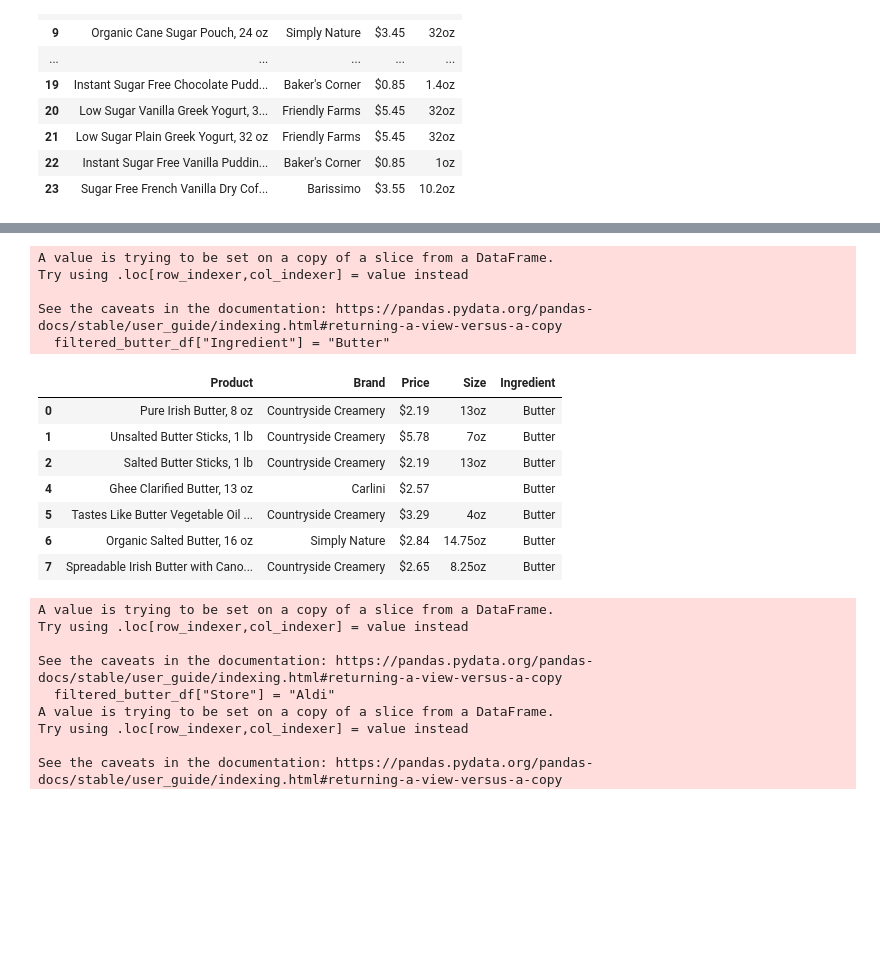
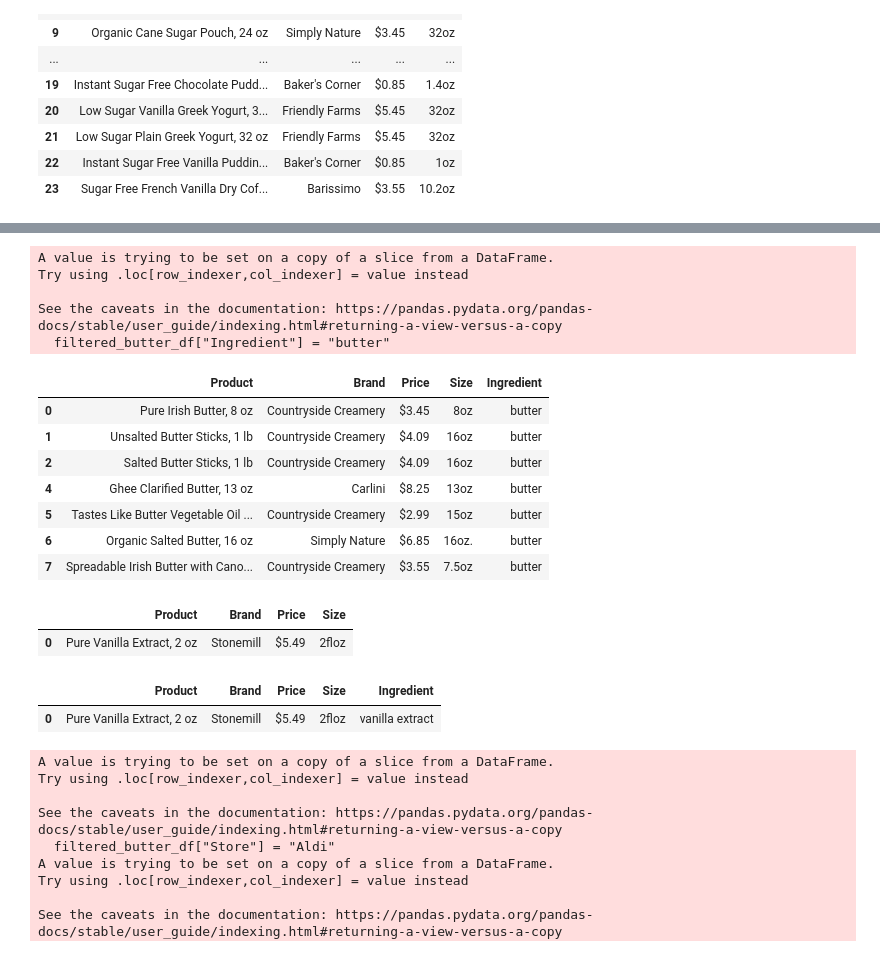
Before and after one commit to AprilHolmes7825/grocery_comparison_project, a Jupyter notebook: Code/aldi_web_scraping.ipynb, the cells around one changed output, grey strips where cells are left out. Cells and saved outputs as stored; diff of their text form; code cells hidden in the pictures; blank space fills up the shorter version.

```diff
--- a/Code/aldi_web_scraping.ipynb
+++ b/Code/aldi_web_scraping.ipynb
@@ -383,8 +384,8 @@ for elem in butter_text_elements:
 #butter_list
 
 butter_df = pd.DataFrame(butter_list)
-butter_df["Size"] = chocochip_df["Size"].str.replace(r'\s+', '', regex=True)
-butter_df["Price"] = chocochip_df["Price"].str.replace(r'\n', '', regex=True)
+butter_df["Size"] = butter_df["Size"].str.replace(r'\s+', '', regex=True)
+butter_df["Price"] = butter_df["Price"].str.replace(r'\n', '', regex=True)
 
 butter_df
 # %% [output]
@@ -408,21 +409,66 @@ butter_df
 # %%
 filtered_butter_df = butter_df[~butter_df['Product'].str.contains("Peanut|Cracker|Crackers|Almond|Sauce|Chicken|Cookies|Croissant|Croissants|Salad|Ice|Cream|Spray|Pancake|Syrup", regex=True)]
-filtered_butter_df["Ingredient"] = "Butter"
+filtered_butter_df["Ingredient"] = "butter"
 filtered_butter_df
 # %% [output]
 A value is trying to be set on a copy of a slice from a DataFrame.
 Try using .loc[row_indexer,col_indexer] = value instead
 
 See the caveats in the documentation: https://pandas.pydata.org/pandas-docs/stable/user_guide/indexing.html#returning-a-view-versus-a-copy
-  filtered_butter_df["Ingredient"] = "Butter"
+  filtered_butter_df["Ingredient"] = "butter"
 |  | Product | Brand | Price | Size | Ingredient |
-| 0 | Pure Irish Butter, 8 oz | Countryside Creamery | $2.19 | 13oz | Butter |
-| 1 | Unsalted Butter Sticks, 1 lb | Countryside Creamery | $5.78 | 7oz | Butter |
-| 2 | Salted Butter Sticks, 1 lb | Countryside Creamery | $2.19 | 13oz | Butter |
-| 4 | Ghee Clarified Butter, 13 oz | Carlini | $2.57 |  | Butter |
-| 5 | Tastes Like Butter Vegetable Oil ... | Countryside Creamery | $3.29 | 4oz | Butter |
-| 6 | Organic Salted Butter, 16 oz | Simply Nature | $2.84 | 14.75oz | Butter |
-| 7 | Spreadable Irish Butter with Cano... | Countryside Creamery | $2.65 | 8.25oz | Butter |
+| 0 | Pure Irish Butter, 8 oz | Countryside Creamery | $3.45 | 8oz | butter |
+| 1 | Unsalted Butter Sticks, 1 lb | Countryside Creamery | $4.09 | 16oz | butter |
+| 2 | Salted Butter Sticks, 1 lb | Countryside Creamery | $4.09 | 16oz | butter |
+| 4 | Ghee Clarified Butter, 13 oz | Carlini | $8.25 | 13oz | butter |
+| 5 | Tastes Like Butter Vegetable Oil ... | Countryside Creamery | $2.99 | 15oz | butter |
+| 6 | Organic Salted Butter, 16 oz | Simply Nature | $6.85 | 16oz. | butter |
+| 7 | Spreadable Irish Butter with Cano... | Countryside Creamery | $3.55 | 7.5oz | butter |
+# %%
+from splinter import Browser
+from bs4 import BeautifulSoup as soup
+import requests
+
+url = 'https://new.aldi.us/results?q=vanilla%20extract'
+headers = {'User-Agent': "Mozilla/5.0 (Windows NT 10.0; Win64; x64) AppleWebKit/537.36 (KHTML, like Gecko) Chrome/122.0.0.0 Safari/537.36"}
+response = requests.get(url, headers=headers)
+soup = soup(response.content, 'html.parser')
+
+vanilla_text_elements = soup.find('div', class_= "product-grid")
+
+vanilla_list = []
+
+for elem in vanilla_text_elements:
+    title = elem.find("div", class_="product-tile__name").text
+    brand = elem.find("div", class_="product-tile__brandname").text
+    price = elem.find("div", class_="base-price product-tile__price base-price--product-tile").text
+    size = elem.find("div", class_="product-tile__unit-of-measurement").text
+
+    each_product = {
+        "Product": title,
+        "Brand": brand,
+        "Price": price,
+        "Size": size
+    }
+
+    vanilla_list.append(each_product)
+
+#butter_list
+
+vanilla_df = pd.DataFrame(vanilla_list)
+vanilla_df["Size"] = vanilla_df["Size"].str.replace(r'\s+', '', regex=True)
+vanilla_df["Price"] = vanilla_df["Price"].str.replace(r'\n', '', regex=True)
+
+vanilla_df
+# %% [output]
+|  | Product | Brand | Price | Size |
+| 0 | Pure Vanilla Extract, 2 oz | Stonemill | $5.49 | 2floz |
+# %%
+vanilla_df["Ingredient"] = "vanilla extract"
+vanilla_df
+# %% [output]
+|  | Product | Brand | Price | Size | Ingredient |
+| 0 | Pure Vanilla Extract, 2 oz | Stonemill | $5.49 | 2floz | vanilla extract |
 # %%
 filtered_butter_df["Store"] = "Aldi"
 filtered_chocochip_df["Store"] = "Aldi"
```
Also changed, not shown: parts of 12 cells of this notebook, 3 other files.
